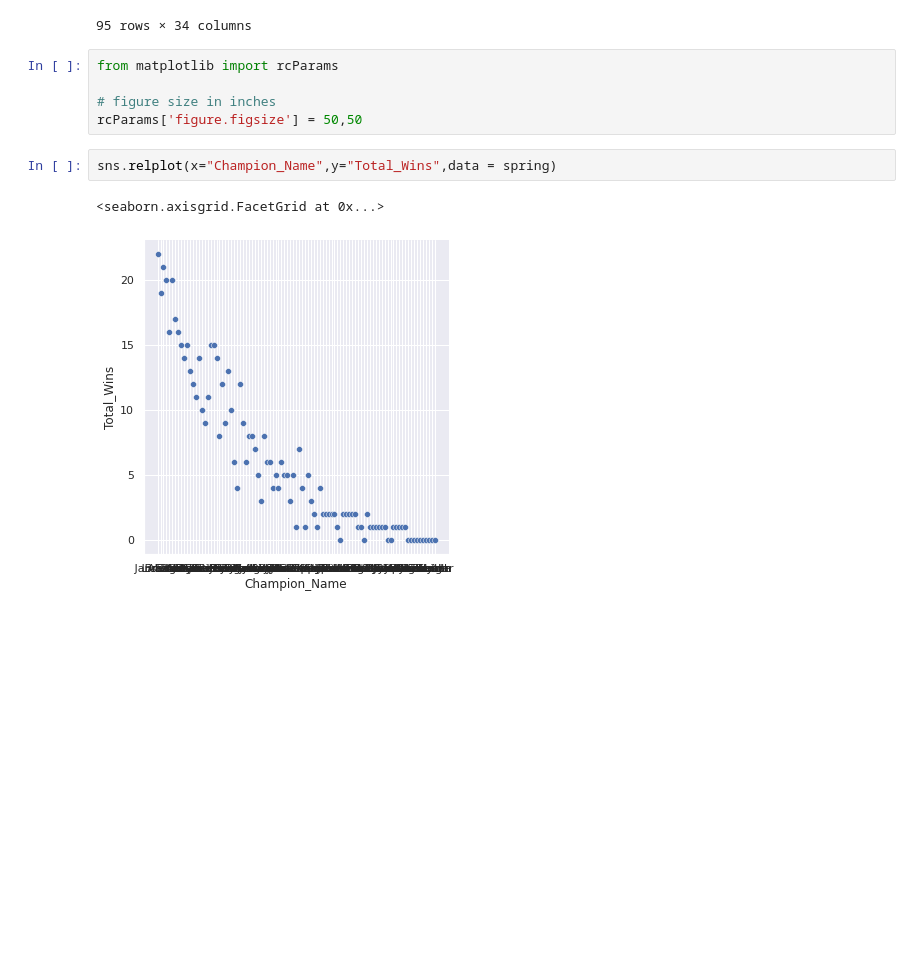
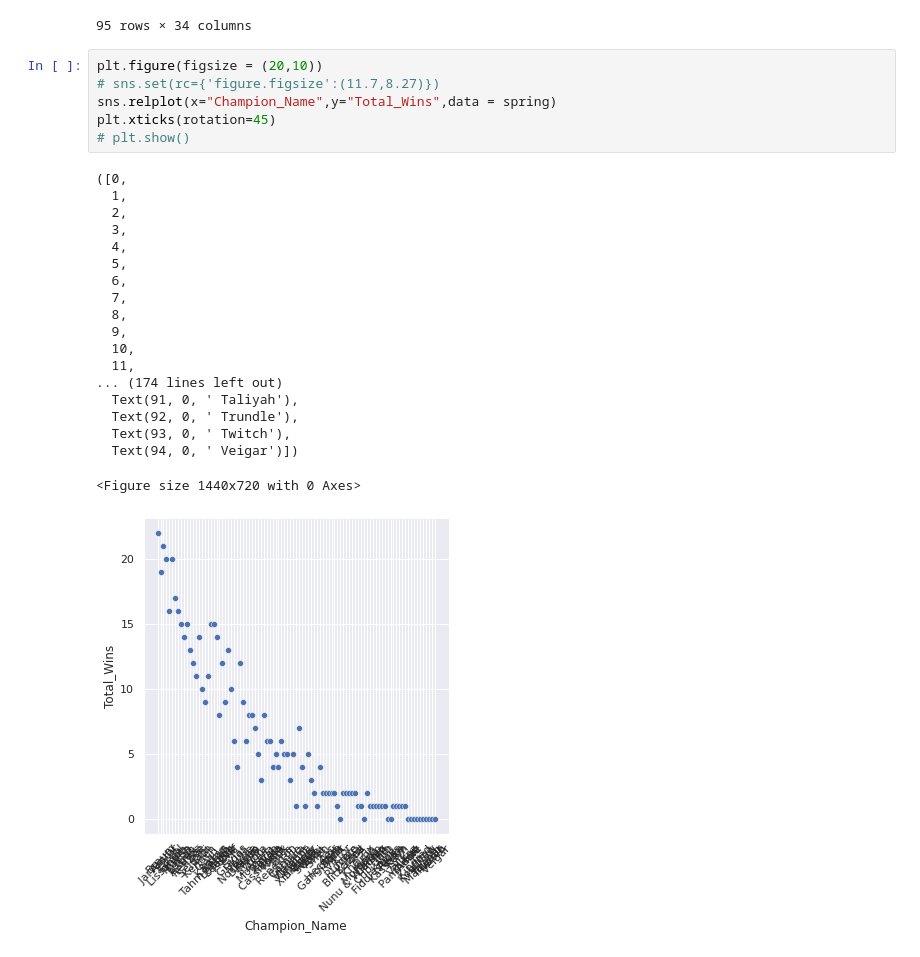
Before and after one commit to Pisopen/Projet_python, a Jupyter notebook: Projet_LEC.ipynb, the cells around one changed output. Drawn from its saved outputs; the diff is of its cells as text; blank space fills up the shorter version.

```diff
--- a/Projet_LEC.ipynb
+++ b/Projet_LEC.ipynb
@@ -115,13 +115,29 @@ spring
 | 93 | 93 | 94 | Twitch | 1 | 0 | 1 | 0 | ... |
 | 94 | 94 | 95 | Veigar | 1 | 0 | 1 | 0 | ... |
 95 rows × 34 columns
-# %%
-from matplotlib import rcParams
-
-# figure size in inches
-rcParams['figure.figsize'] = 50,50
-# %%
-sns.relplot(x="Champion_Name",y="Total_Wins",data = spring)
-# %% [output]
-<seaborn.axisgrid.FacetGrid at 0x...>
-[figure, removed]
+# %%
+plt.figure(figsize = (20,10))
+# sns.set(rc={'figure.figsize':(11.7,8.27)})
+sns.relplot(x="Champion_Name",y="Total_Wins",data = spring)
+plt.xticks(rotation=45)
+# plt.show()
+# %% [output]
+([0,
+  1,
+  2,
+  3,
+  4,
+  5,
+  6,
+  7,
+  8,
+  9,
+  10,
+  11,
+... (174 lines left out)
+  Text(91, 0, ' Taliyah'),
+  Text(92, 0, ' Trundle'),
+  Text(93, 0, ' Twitch'),
+  Text(94, 0, ' Veigar')])
+<Figure size 1440x720 with 0 Axes>
+[figure, added]
```
Also changed, not shown: parts of 6 cells of this notebook, 6 other files.
